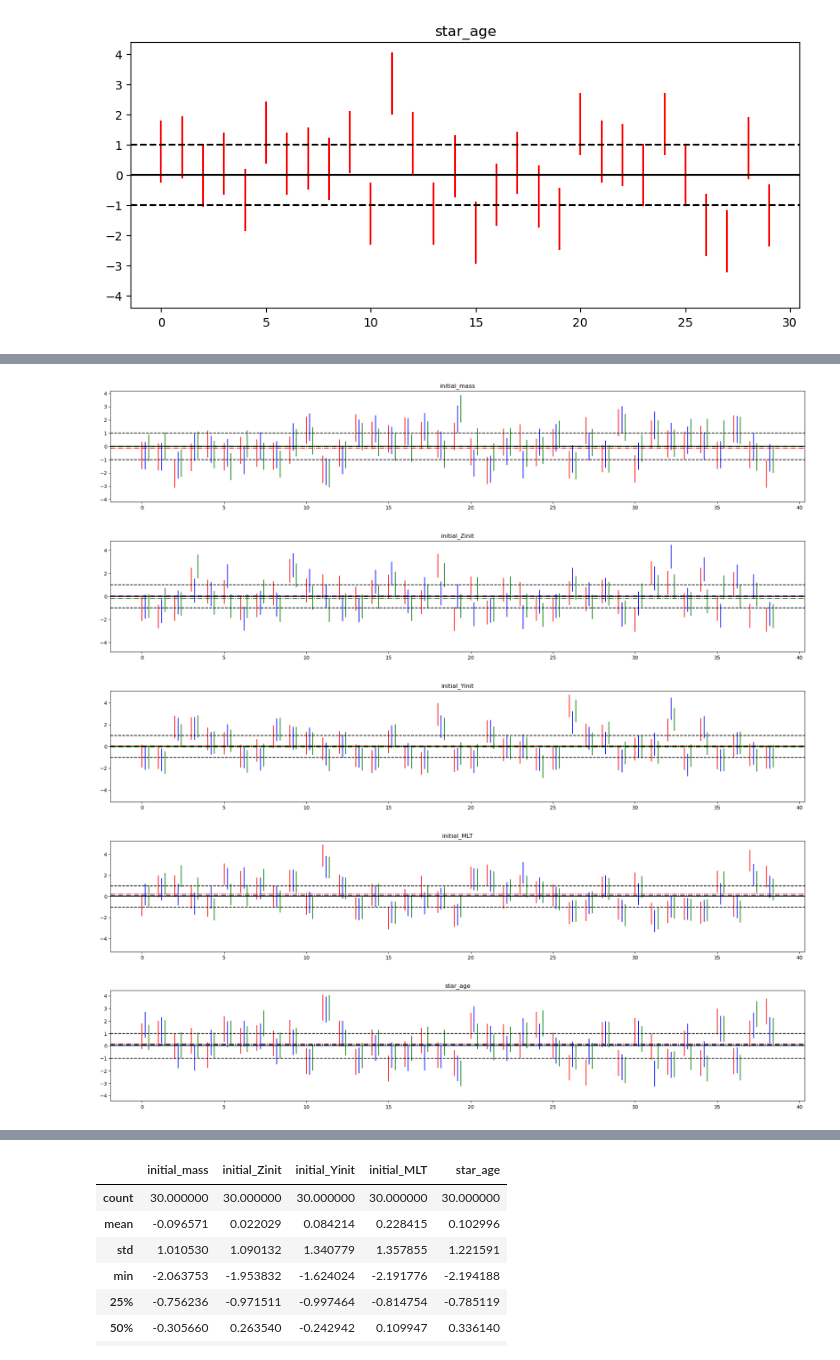
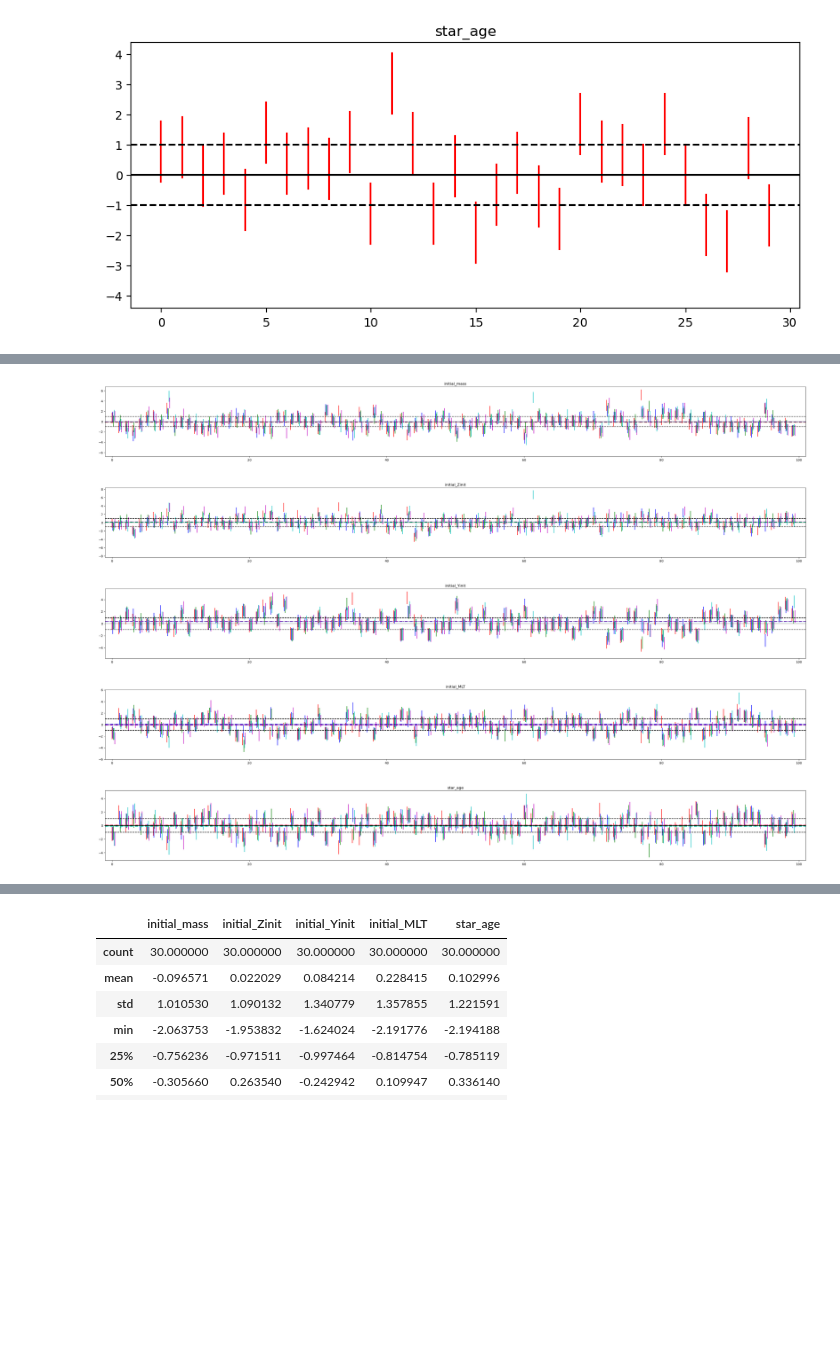
Before and after one commit to ojscutt/ultranest-pitchfork, a Jupyter notebook: population-zscore.ipynb, the cells around one changed output, grey strips where cells are left out. Drawn from its saved outputs; the diff is of its cells as text; code cells hidden in the pictures; blank space fills up the shorter version.

```diff
--- a/population-zscore.ipynb
+++ b/population-zscore.ipynb
@@ -178,12 +178,12 @@ for label in inputs:
 [figure]
 # %%
 z_scores_dict = {}
-for obs_idx in range(1):
+for obs_idx in range(5):
     z_scores_dict[f'obs{obs_idx}'] = {}
     zscore_upper_array=np.empty((0,5))
     zscore_mean_array=np.empty((0,5))
     zscore_lower_array=np.empty((0,5))
-    for hare_idx in range(76):
+    for hare_idx in range(100):
         path = f'form/hare{hare_idx}/obs{obs_idx}/'
 
         with open(path+'samples.pkl', 'rb') as fp:
@@ -224,25 +224,3 @@ for obs_idx in range(1):
     z_scores_dict[f'obs{obs_idx}']['zscore_upper_df'] = pd.DataFrame(zscore_upper_array, columns = inputs)
     z_scores_dict[f'obs{obs_idx}']['zscore_mean_df'] = pd.DataFrame(zscore_mean_array, columns = inputs)
     z_scores_dict[f'obs{obs_idx}']['zscore_lower_df'] = pd.DataFrame(zscore_lower_array, columns = inputs)
-# %%
-colors = ['r']
-for label in inputs:
-    fig, ax = plt.subplots(figsize=(25,4))
-    for obs_idx in range(1):
-        zscore_lower_df = z_scores_dict[f'obs{obs_idx}']['zscore_lower_df']
-        zscore_mean_df = z_scores_dict[f'obs{obs_idx}']['zscore_mean_df']
-        zscore_upper_df = z_scores_dict[f'obs{obs_idx}']['zscore_upper_df']
-        for i in range(76):
-            x_val = i+(obs_idx*0.2)
-            ax.plot(np.full(2, x_val), np.array([zscore_lower_df[label].values[i], zscore_upper_df[label].values[i]]), c=colors[obs_idx])
-
-        zscore_mean = np.mean(zscore_mean_df[label].values)
-        ax.axhline(zscore_mean, c=colors[obs_idx], linestyle='-.')
-
-    ax.axhline(0, c='black')
-    ax.axhline(-1, c='black', linestyle='--')
-    ax.axhline(1, c='black', linestyle='--')
-
-    yabs_max = abs(max(ax.get_ylim(), key=abs))
-    ax.set_ylim(ymin=-yabs_max, ymax=yabs_max)
-    ax.set_title(label)
@@ -255,31 +227,33 @@ for label in inputs:
 # %%
-colors = ['r', 'b', 'g']
+colors = ['r', 'b', 'g', 'c', 'm']
+hares_observed=100
 for label in inputs:
-    fig, ax = plt.subplots(figsize=(25,4))
-    for obs_idx in range(3):
+    fig, ax = plt.subplots(figsize=(40,4))
+    for obs_idx in range(5):
         zscore_lower_df = z_scores_dict[f'obs{obs_idx}']['zscore_lower_df']
         zscore_mean_df = z_scores_dict[f'obs{obs_idx}']['zscore_mean_df']
         zscore_upper_df = z_scores_dict[f'obs{obs_idx}']['zscore_upper_df']
-        for i in range(39):
-            x_val = i+(obs_idx*0.2)
+        for i in range(hares_observed):
+            x_val = i+(obs_idx*0.1)
             ax.plot(np.full(2, x_val), np.array([zscore_lower_df[label].values[i], zscore_upper_df[label].values[i]]), c=colors[obs_idx])
 
         zscore_mean = np.mean(zscore_mean_df[label].values)
         ax.axhline(zscore_mean, c=colors[obs_idx], linestyle='-.')
 
     ax.axhline(0, c='black')
     ax.axhline(-1, c='black', linestyle='--')
     ax.axhline(1, c='black', linestyle='--')
 
     yabs_max = abs(max(ax.get_ylim(), key=abs))
     ax.set_ylim(ymin=-yabs_max, ymax=yabs_max)
+    ax.set_xlim(xmin=-1, xmax=hares_observed+1)
     ax.set_title(label)
 # %% [output]
-[figure, old version]
+[figure, new version]
-[figure, old version]
+[figure, new version]
-[figure, old version]
+[figure, new version]
-[figure, old version]
+[figure, new version]
-[figure, old version]
+[figure, new version]
 # %%
 def inspect_hare(hare_idx, obs_idx):
     path = f'form/hare{hare_idx}'
```
Also changed, not shown: parts of 2 cells of this notebook, 5 other files.
